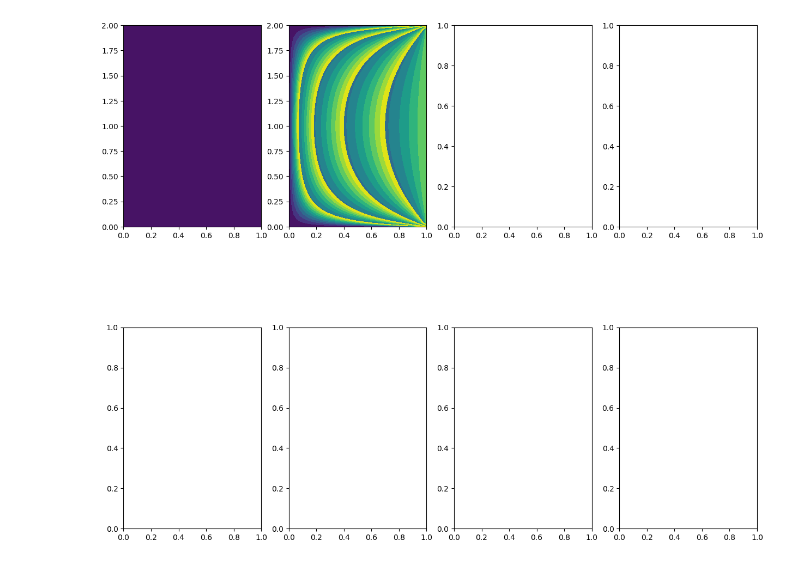
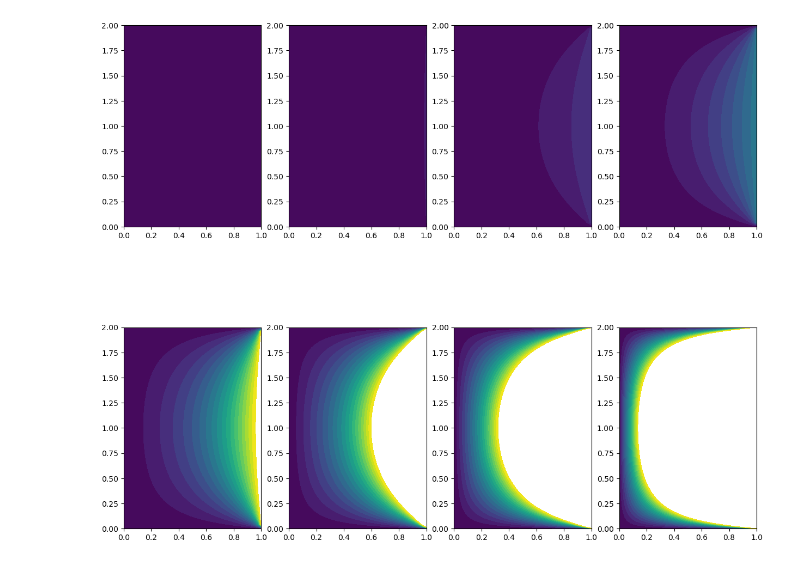
Before and after one commit to alhazacod/heat_eq_t_dependant_boundary, a Jupyter notebook: bloque_calor_t.ipynb, the cells around one changed output. Saved outputs shown, nothing was run; the diff lists cells and outputs as text; code cells hidden in the pictures.

```diff
--- a/bloque_calor_t.ipynb
+++ b/bloque_calor_t.ipynb
@@ -83,23 +83,23 @@ anim.save('anim.gif', writer=writergif)
 # %%
 # define subplot grid
 fig, axs = plt.subplots(nrows=2, ncols=4, figsize=(15, 12))
 plt.subplots_adjust(hspace=0.5)
 #fig.suptitle("_", fontsize=18, y=0.95)
 
 axs = axs.ravel()
 
 n = 0
 for i in range(0,80,10):
   conds = {':,-1':0,
            ':,0' :0,
            '0,:' :0,
            '-1,:':0}
 
   conds[':,-1'] = 4*np.exp(i*0.1)
 
   X,Y,phi = solver(conds,(1,2))
-  axs[n].contourf(X, Y, phi, levels=np.linspace(0,100,11))
+  axs[n].contourf(X, Y, phi, levels=np.linspace(0,200,20))
 
-  n=+1
+  n+=1
 # %% [output]
-[figure, old version]
+[figure, new version]
```
Also changed, not shown: 1 other file.
